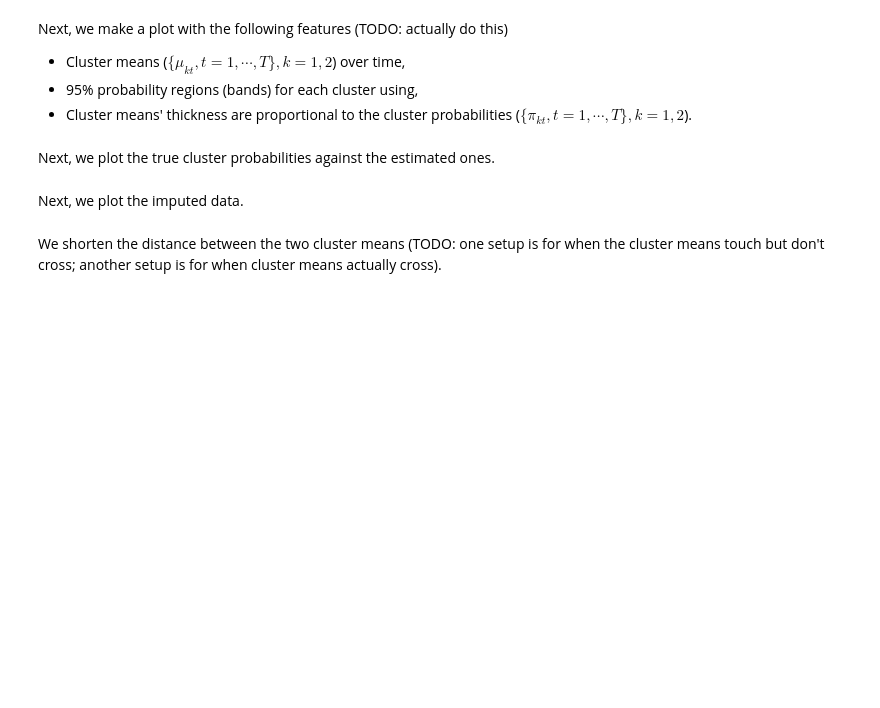
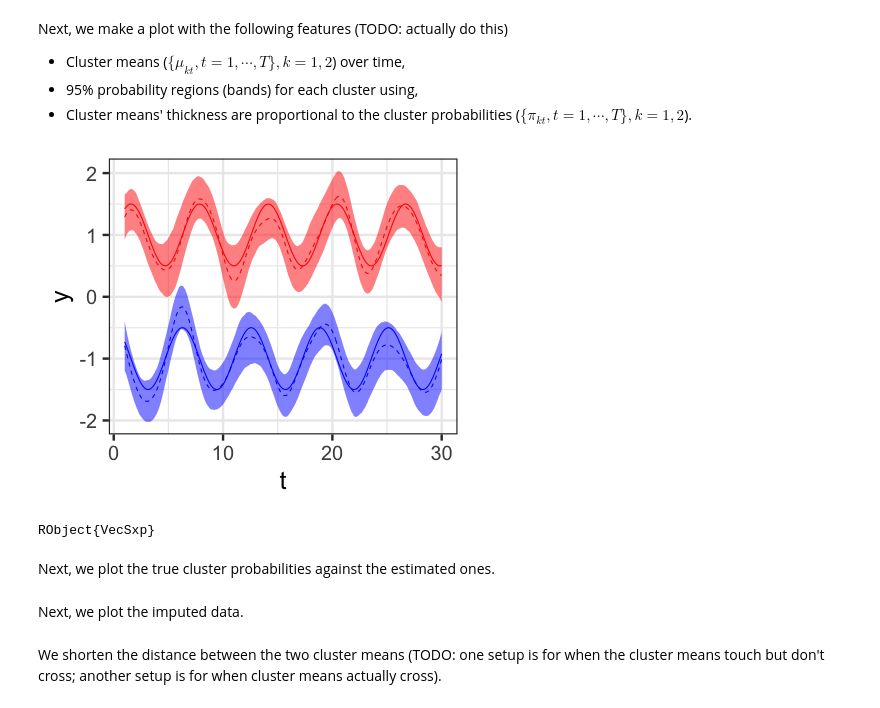
Before and after one commit to sangwon-hyun/flowcut, a Jupyter notebook: code/1d-2clust-simulation.ipynb, the cells around one changed output. Drawn from its saved outputs; the diff is of its cells as text; code cells hidden in the pictures; blank space fills up the shorter version.

```diff
--- a/code/1d-2clust-simulation.ipynb
+++ b/code/1d-2clust-simulation.ipynb
@@ -183,0 +284,23 @@ Next, we make a plot with the following features (TODO: actually do this)
+# %%
+R"""
+library(ggplot2)
+mu1_pos_mean = apply(mu1_pos, 2, mean)
+mu1_pos_quan = apply(mu1_pos, 2, quantile, prob=c(0.025, 0.975))
+mu2_pos_mean = apply(mu2_pos, 2, mean)
+mu2_pos_quan = apply(mu2_pos, 2, quantile, prob=c(0.025, 0.975))
+
+mu_pos_df = data.frame(x=T_grids, l1=mu1_pos_quan[1,], h1=mu1_pos_quan[2,], m1=mu1_pos_mean, t1=mu1_truth,
+                                  l2=mu2_pos_quan[1,], h2=mu2_pos_quan[2,], m2=mu2_pos_mean, t2=mu2_truth)
+p_pos_mu = ggplot(mu_pos_df)
+p_pos_mu = p_pos_mu + geom_ribbon(aes(x=x,ymin=l1,ymax=h1), fill="red", alpha=0.5)
+p_pos_mu = p_pos_mu + geom_line(aes(x=x,y=m1), color="red", linetype="dashed")
+p_pos_mu = p_pos_mu + geom_line(aes(x=x,y=t1), color="red")
+p_pos_mu = p_pos_mu + geom_ribbon(aes(x=x,ymin=l2,ymax=h2), fill="blue", alpha=0.5)
+p_pos_mu = p_pos_mu + geom_line(aes(x=x,y=m2), color="blue", linetype="dashed")
+p_pos_mu = p_pos_mu + geom_line(aes(x=x,y=t2), color="blue")
+p_pos_mu = p_pos_mu + xlab("t") + ylab("y") + theme_bw(base_size=25)
+p_pos_mu
+"""
+# %% [output]
+[figure, added]
+RObject{VecSxp}
```
Also changed, not shown: parts of 21 cells of this notebook.
